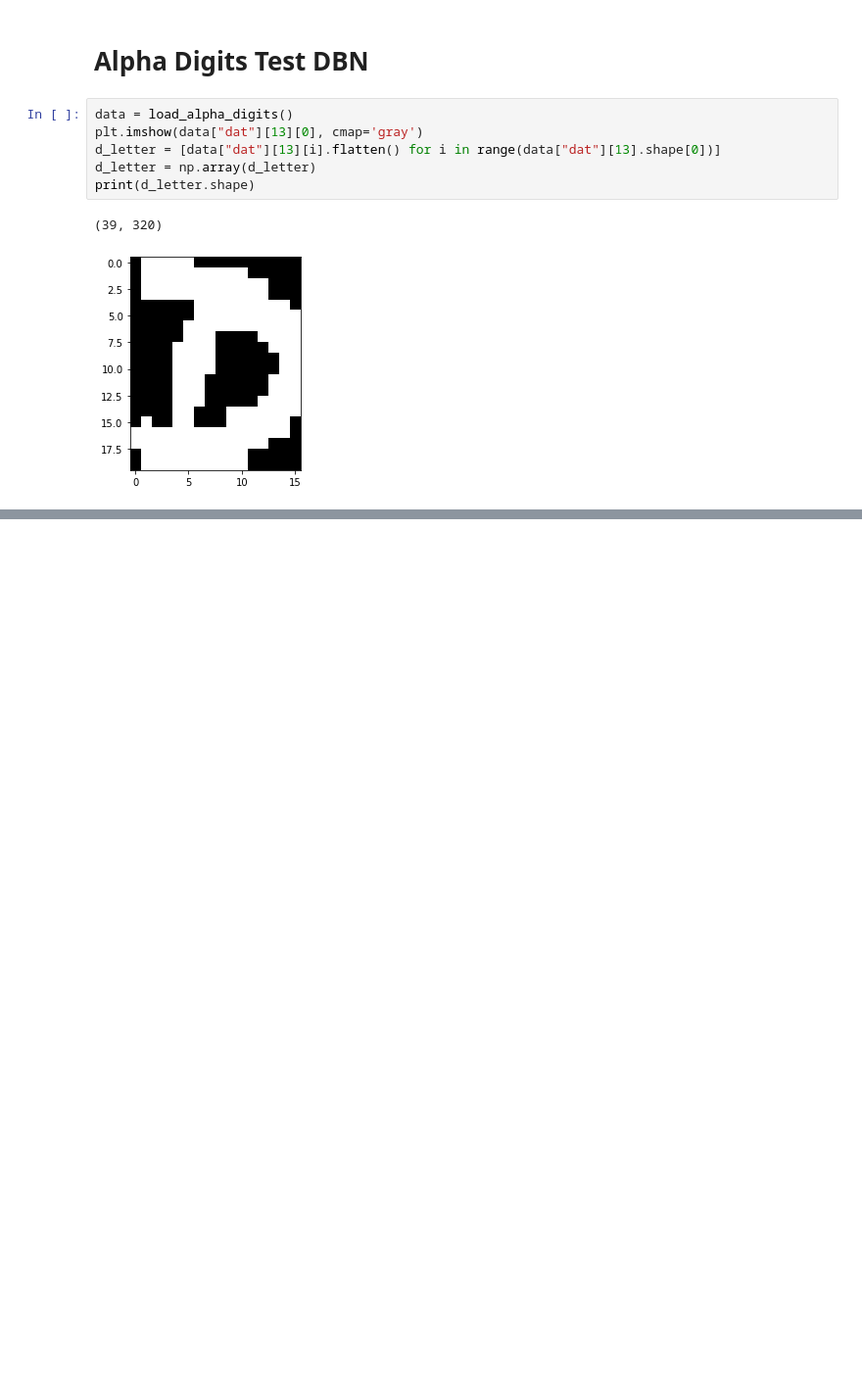
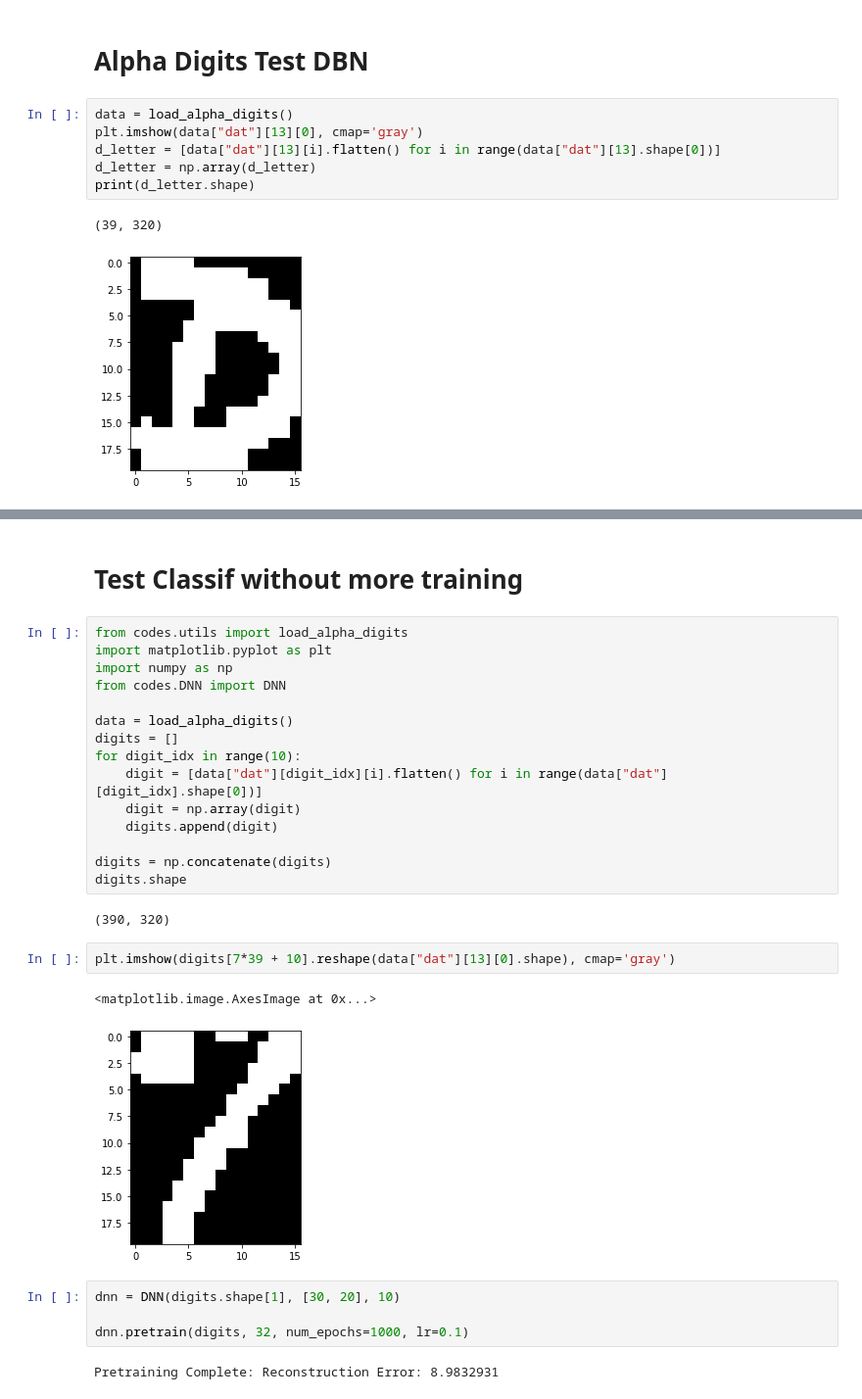
Before and after one commit to Matthieu-LORMEAU/rbm-project, a Jupyter notebook: Test DNN alpha_digits.ipynb, the cells around one changed output, grey strips where cells are left out. Shown at 98% size. Drawn from its saved outputs; the diff is of its cells as text; blank space fills up the shorter version.

```diff
--- a/Test DNN alpha_digits.ipynb
+++ b/Test DNN alpha_digits.ipynb
@@ -62,0 +54,30 @@ l.__dict__
+# %% [markdown]
+# Test Classif without more training
+# %%
+from codes.utils import load_alpha_digits
+import matplotlib.pyplot as plt
+import numpy as np
+from codes.DNN import DNN
+
+data = load_alpha_digits()
+digits = []
+for digit_idx in range(10):
+    digit = [data["dat"][digit_idx][i].flatten() for i in range(data["dat"][digit_idx].shape[0])]
+    digit = np.array(digit)
+    digits.append(digit)
+
+digits = np.concatenate(digits)
+digits.shape
+# %% [output]
+(390, 320)
+# %%
+plt.imshow(digits[7*39 + 10].reshape(data["dat"][13][0].shape), cmap='gray')
+# %% [output]
+<matplotlib.image.AxesImage at 0x...>
+[figure, added]
+# %%
+dnn = DNN(digits.shape[1], [30, 20], 10)
+
+dnn.pretrain(digits, 32, num_epochs=1000, lr=0.1)
+# %% [output]
+Pretraining Complete: Reconstruction Error: 8.9832931
```
Also changed, not shown: parts of 17 cells of this notebook, 4 other files.
